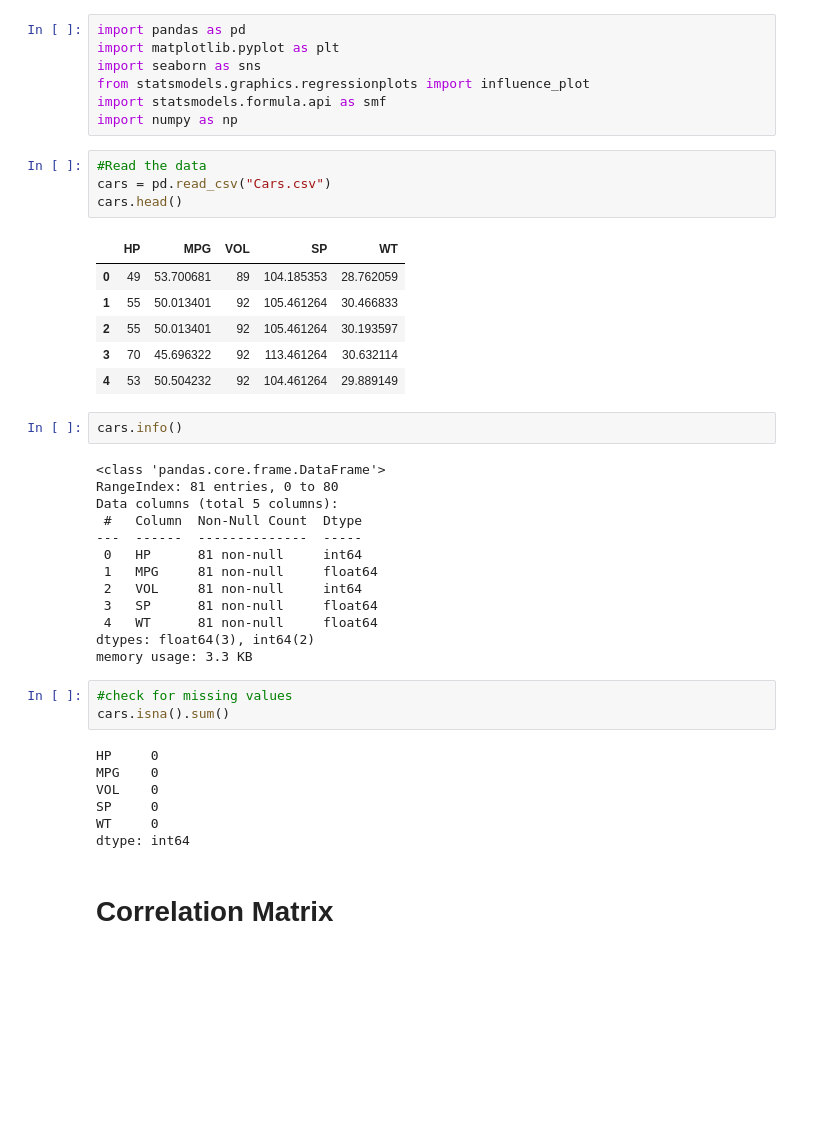
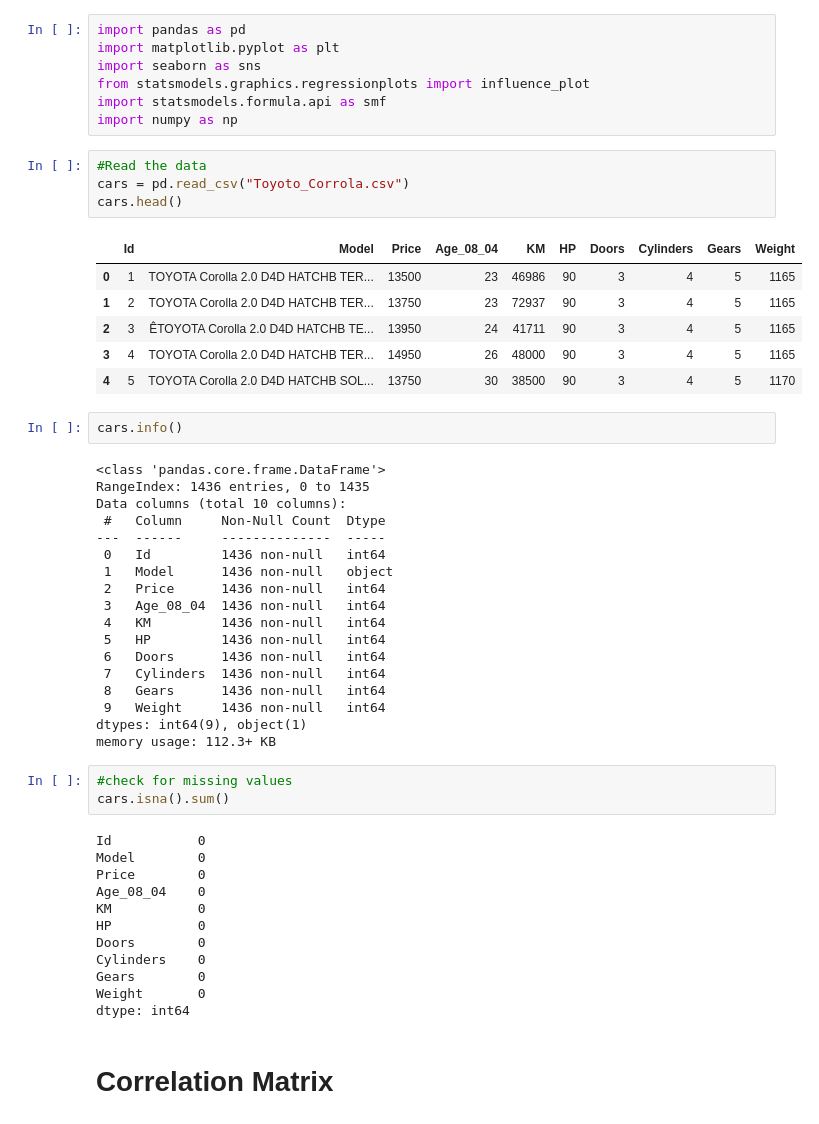
Before and after one commit to ch-aitali/Datascience_batch_17-sep, a Jupyter notebook: Multi_Linear_Regression.ipynb, the cells around one changed output. Saved outputs shown, nothing was run; the diff lists cells and outputs as text; blank space fills up the shorter version.

```diff
--- a/Multi_Linear_Regression.ipynb
+++ b/Multi_Linear_Regression.ipynb
@@ -9,39 +9,49 @@ import statsmodels.formula.api as smf
 import numpy as np
 # %%
 #Read the data
-cars = pd.read_csv("Cars.csv")
+cars = pd.read_csv("Toyoto_Corrola.csv")
 cars.head()
 # %% [output]
-|  | HP | MPG | VOL | SP | WT |
-| 0 | 49 | 53.700681 | 89 | 104.185353 | 28.762059 |
-| 1 | 55 | 50.013401 | 92 | 105.461264 | 30.466833 |
-| 2 | 55 | 50.013401 | 92 | 105.461264 | 30.193597 |
-| 3 | 70 | 45.696322 | 92 | 113.461264 | 30.632114 |
-| 4 | 53 | 50.504232 | 92 | 104.461264 | 29.889149 |
+|  | Id | Model | Price | Age_08_04 | KM | HP | Doors | Cylinders | Gears | Weight |
+| 0 | 1 | TOYOTA Corolla 2.0 D4D HATCHB TER... | 13500 | 23 | 46986 | 90 | 3 | 4 | 5 | 1165 |
+| 1 | 2 | TOYOTA Corolla 2.0 D4D HATCHB TER... | 13750 | 23 | 72937 | 90 | 3 | 4 | 5 | 1165 |
+| 2 | 3 | ÊTOYOTA Corolla 2.0 D4D HATCHB TE... | 13950 | 24 | 41711 | 90 | 3 | 4 | 5 | 1165 |
+| 3 | 4 | TOYOTA Corolla 2.0 D4D HATCHB TER... | 14950 | 26 | 48000 | 90 | 3 | 4 | 5 | 1165 |
+| 4 | 5 | TOYOTA Corolla 2.0 D4D HATCHB SOL... | 13750 | 30 | 38500 | 90 | 3 | 4 | 5 | 1170 |
 # %%
 cars.info()
 # %% [output]
 <class 'pandas.core.frame.DataFrame'>
-RangeIndex: 81 entries, 0 to 80
-Data columns (total 5 columns):
- #   Column  Non-Null Count  Dtype
----  ------  --------------  -----
- 0   HP      81 non-null     int64
- 1   MPG     81 non-null     float64
- 2   VOL     81 non-null     int64
- 3   SP      81 non-null     float64
- 4   WT      81 non-null     float64
-dtypes: float64(3), int64(2)
-memory usage: 3.3 KB
+RangeIndex: 1436 entries, 0 to 1435
+Data columns (total 10 columns):
+ #   Column     Non-Null Count  Dtype
+---  ------     --------------  -----
+ 0   Id         1436 non-null   int64
+ 1   Model      1436 non-null   object
+ 2   Price      1436 non-null   int64
+ 3   Age_08_04  1436 non-null   int64
+ 4   KM         1436 non-null   int64
+ 5   HP         1436 non-null   int64
+ 6   Doors      1436 non-null   int64
+ 7   Cylinders  1436 non-null   int64
+ 8   Gears      1436 non-null   int64
+ 9   Weight     1436 non-null   int64
+dtypes: int64(9), object(1)
+memory usage: 112.3+ KB
 # %%
 #check for missing values
 cars.isna().sum()
 # %% [output]
-HP     0
-MPG    0
-VOL    0
-SP     0
-WT     0
+Id           0
+Model        0
+Price        0
+Age_08_04    0
+KM           0
+HP           0
+Doors        0
+Cylinders    0
+Gears        0
+Weight       0
 dtype: int64
 # %% [markdown]
 # Correlation Matrix
```
Also changed, not shown: parts of 35 cells of this notebook.
